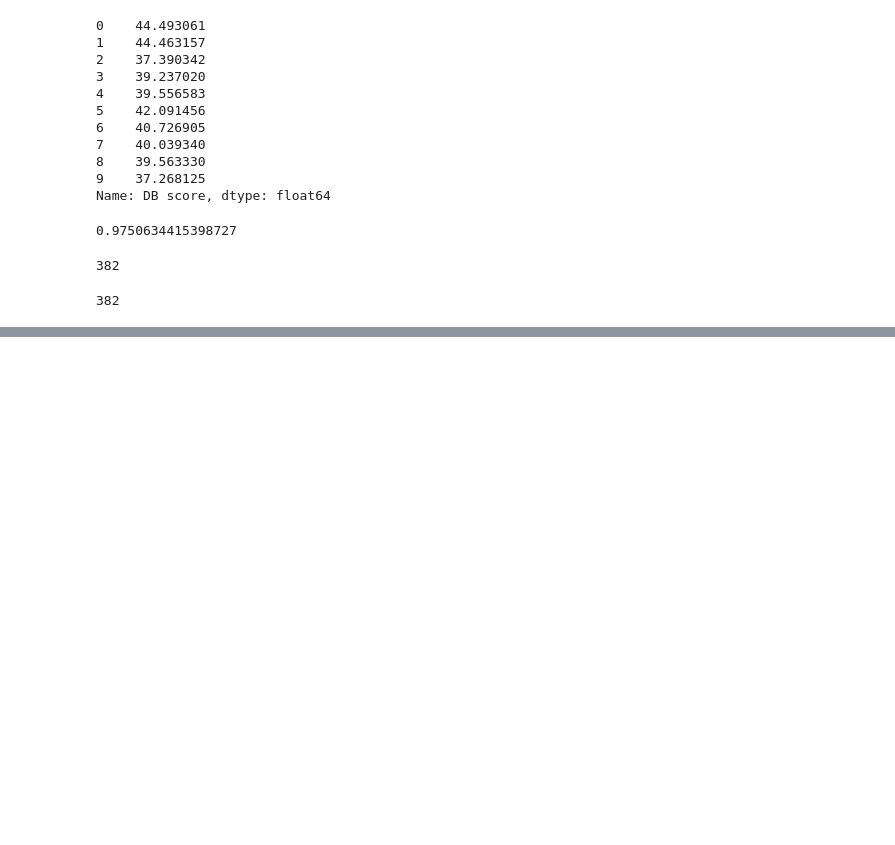
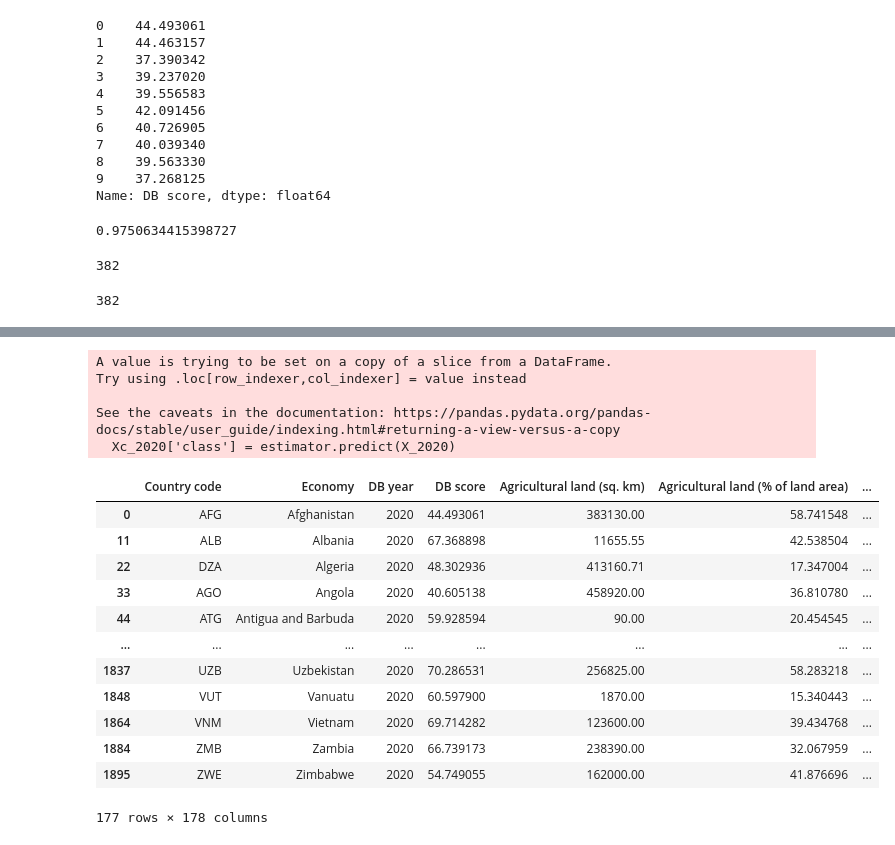
Before and after one commit to kishik/doing-business, a Jupyter notebook: research.ipynb, the cells around one changed output, grey strips where cells are left out. Cells and saved outputs as stored; diff of their text form; code cells hidden in the pictures; blank space fills up the shorter version.

```diff
--- a/research.ipynb
+++ b/research.ipynb
@@ -172,0 +247,2 @@ len(model.predict(X_test))
+# %%
+X_2020=(X_2020-X_2020.min())/(X_2020.max()-X_2020.min())
@@ -172,0 +287,5 @@ len(model.predict(X_test))
+# %%
+from sklearn.cluster import KMeans
+
+estimator = KMeans(n_clusters=30)
+estimator.fit(X_2020)
@@ -172,0 +305,26 @@ len(model.predict(X_test))
+# %%
+Xc_2020 = fresh_data[fresh_data['DB year'] == 2020]
+# %%
+Xc_2020['class'] = estimator.predict(X_2020)
+# %% [output]
+A value is trying to be set on a copy of a slice from a DataFrame.
+Try using .loc[row_indexer,col_indexer] = value instead
+
+See the caveats in the documentation: https://pandas.pydata.org/pandas-docs/stable/user_guide/indexing.html#returning-a-view-versus-a-copy
+  Xc_2020['class'] = estimator.predict(X_2020)
+# %%
+Xc_2020
+# %% [output]
+|  | Country code | Economy | DB year | DB score | Agricultural land (sq. km) | Agricultural land (% of land area) | ... |
+| 0 | AFG | Afghanistan | 2020 | 44.493061 | 383130.00 | 58.741548 | ... |
+| 11 | ALB | Albania | 2020 | 67.368898 | 11655.55 | 42.538504 | ... |
+| 22 | DZA | Algeria | 2020 | 48.302936 | 413160.71 | 17.347004 | ... |
+| 33 | AGO | Angola | 2020 | 40.605138 | 458920.00 | 36.810780 | ... |
+| 44 | ATG | Antigua and Barbuda | 2020 | 59.928594 | 90.00 | 20.454545 | ... |
+| ... | ... | ... | ... | ... | ... | ... | ... |
+| 1837 | UZB | Uzbekistan | 2020 | 70.286531 | 256825.00 | 58.283218 | ... |
+| 1848 | VUT | Vanuatu | 2020 | 60.597900 | 1870.00 | 15.340443 | ... |
+| 1864 | VNM | Vietnam | 2020 | 69.714282 | 123600.00 | 39.434768 | ... |
+| 1884 | ZMB | Zambia | 2020 | 66.739173 | 238390.00 | 32.067959 | ... |
+| 1895 | ZWE | Zimbabwe | 2020 | 54.749055 | 162000.00 | 41.876696 | ... |
+177 rows × 178 columns
```
Also changed, not shown: parts of 20 cells of this notebook.
